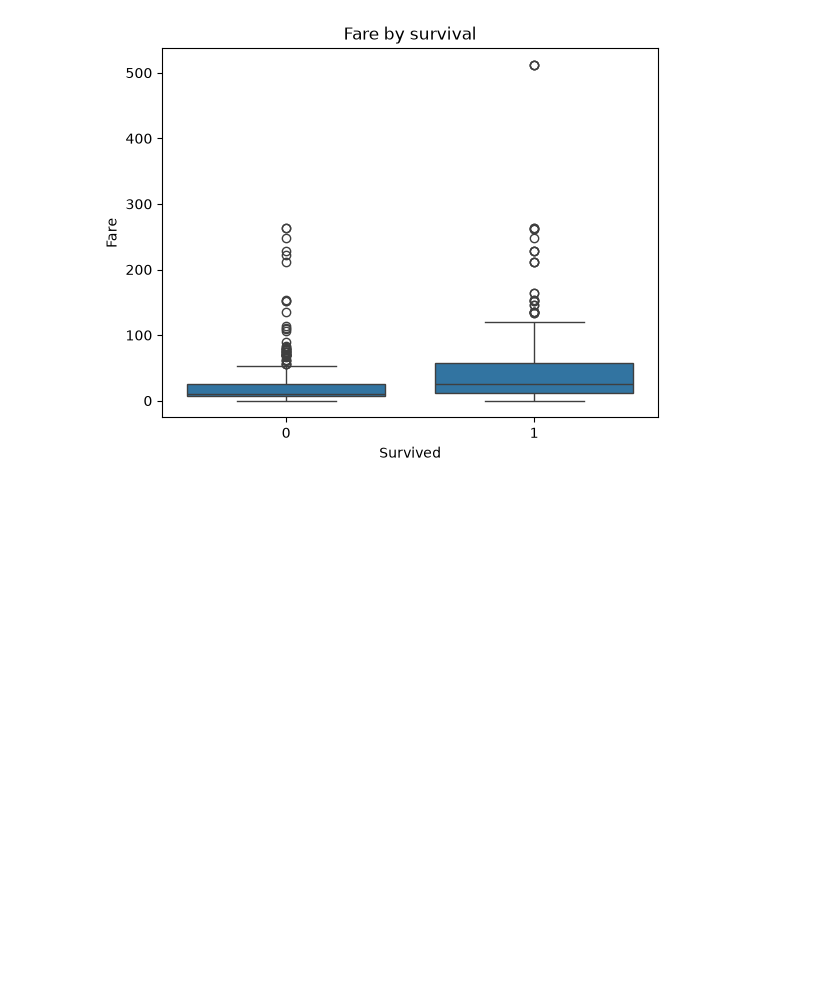
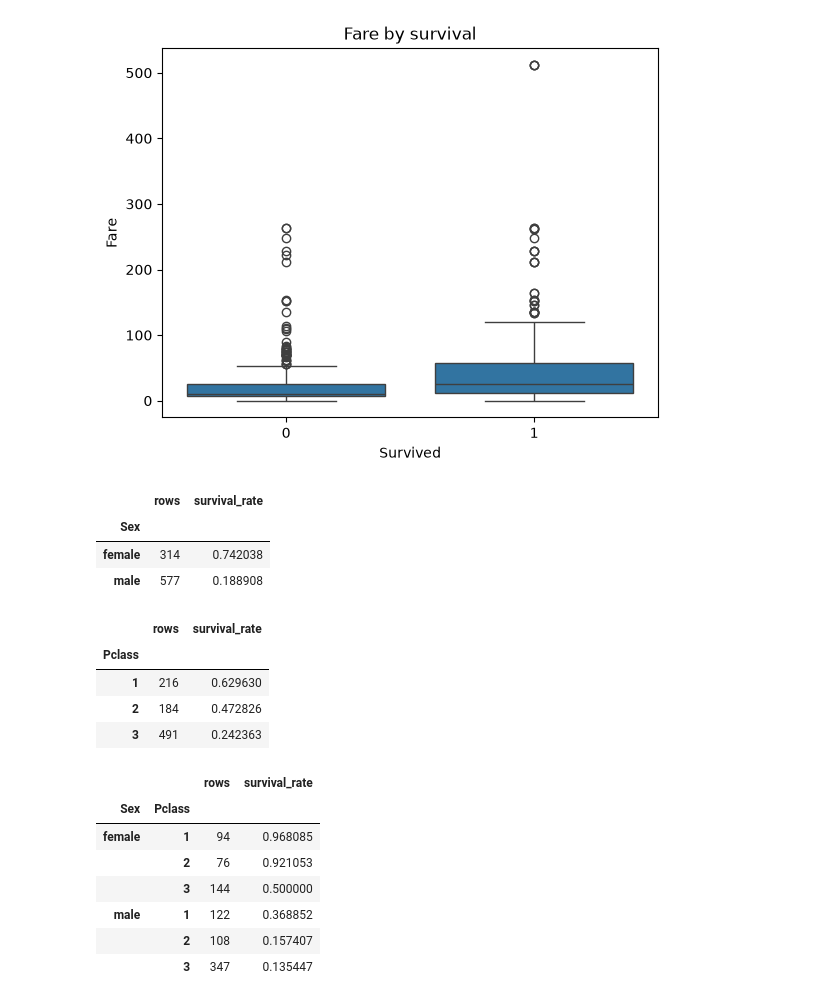
Before and after one commit to cyw0927/-llm-data-analysis-course, a Jupyter notebook: notebooks/titanic_ai_analysis.ipynb, the cells around one changed output. Saved outputs shown, nothing was run; the diff lists cells and outputs as text; code cells hidden in the pictures; blank space fills up the shorter version.

```diff
--- a/notebooks/titanic_ai_analysis.ipynb
+++ b/notebooks/titanic_ai_analysis.ipynb
@@ -416,3 +416,26 @@ plt.ylabel("Fare")
 plt.show()
 # %% [output]
 [figure]
+# %%
+
+display(df_work.groupby("Sex").agg(rows=("Survived", "size"), survival_rate=("Survived", "mean")))
+display(df_work.groupby("Pclass").agg(rows=("Survived", "size"), survival_rate=("Survived", "mean")))
+display(df_work.groupby(["Sex", "Pclass"]).agg(rows=("Survived", "size"), survival_rate=("Survived", "mean")))
+# %% [output]
+|  | rows | survival_rate |
+| Sex |  |  |
+| female | 314 | 0.742038 |
+| male | 577 | 0.188908 |
+|  | rows | survival_rate |
+| Pclass |  |  |
+| 1 | 216 | 0.629630 |
+| 2 | 184 | 0.472826 |
+| 3 | 491 | 0.242363 |
+|  |  | rows | survival_rate |
+| Sex | Pclass |  |  |
+| female | 1 | 94 | 0.968085 |
+|  | 2 | 76 | 0.921053 |
+|  | 3 | 144 | 0.500000 |
+| male | 1 | 122 | 0.368852 |
+|  | 2 | 108 | 0.157407 |
+|  | 3 | 347 | 0.135447 |
```
Also changed, not shown: parts of 32 cells of this notebook, 2 other files.
